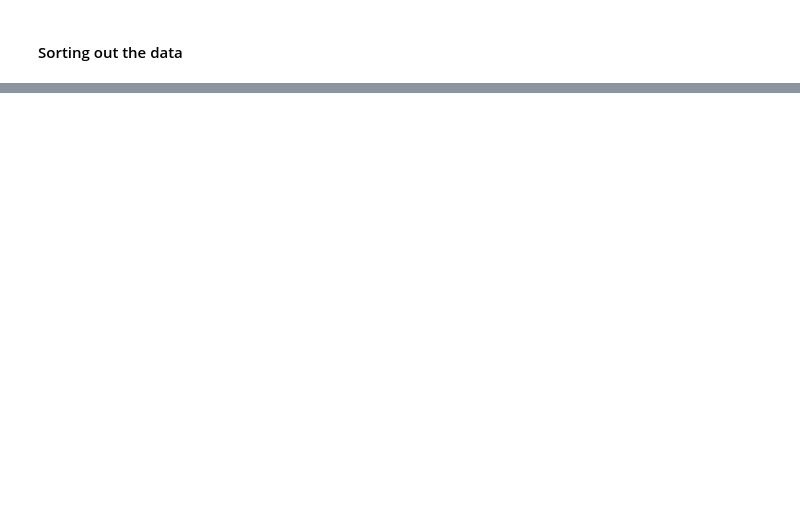
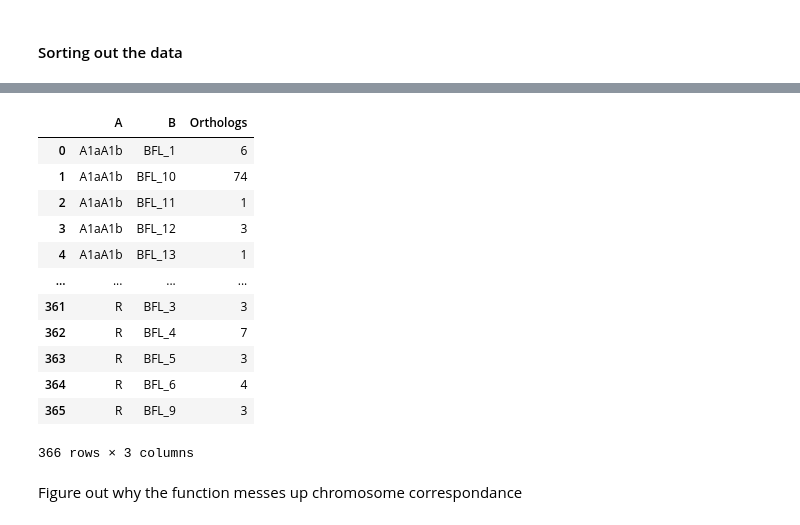
Before and after one commit to rajavat/orthology, a Jupyter notebook: Orthology.ipynb, the cells around one changed output, grey strips where cells are left out. Drawn from its saved outputs; the diff is of its cells as text; code cells hidden in the pictures; blank space fills up the shorter version.

```diff
--- a/Orthology.ipynb
+++ b/Orthology.ipynb
@@ -183,0 +251,56 @@ with pd.option_context('display.max_rows', None, 'display.max_columns', None):
+# %%
+def orthofy(genelistA, genelistB, orthologies):
+
+    """
+    inputs:
+    genelistA: gene list for species A
+    genelistB: gene list for species B
+    orthologies: orthology dataset
+
+    outputs: dataframe with significant ortholog combinations
+             and their location in species A and B and p-Values
+    """
+
+    # Make ortholog dictionaries (ortholog : gene name)
+    orthdictA = dict(zip(orthologies[:, 1], orthologies[:, 0]))
+    orthdictB = dict(zip(orthologies[:, 2], orthologies[:, 0]))
+
+    # Replace genelist values with ortholog dictionary keys
+    genelistA['Name'] = genelistA['Name'].map(lambda x: orthdictA.get(x, x))
+    genelistB['Name'] = genelistB['Name'].map(lambda x: orthdictB.get(x, x))
+
+    # Make orthology location dictionaries (ortholog : chromosome)
+    dictA = dict(zip(genelistA.loc[genelistA['Name'].str.contains('ortholog')].Name,
+                     genelistA.loc[genelistA['Name'].str.contains('ortholog')].Chromosome))
+    dictB = dict(zip(genelistB.loc[genelistB['Name'].str.contains('ortholog')].Name,
+                     genelistB.loc[genelistB['Name'].str.contains('ortholog')].Chromosome))
+
+    # Seperate all orthology entries into new dataframe
+    AB_data = pd.DataFrame({'Orthologs': orthologies[:, 0],
+                            'A' : orthologies[:, 0],
+                            'B' : orthologies[:, 0]})
+
+    # Replace location in A and B with ortholog location dictionary keys
+    AB_data['A'] = AB_data['A'].map(dictA)
+    AB_data['B'] = AB_data['B'].map(dictB)
+
+    # Calculate number of orthologs for each pair of chromosomes
+    AB_data = AB_data.groupby(['A', 'B']).count().reset_index()
+
+    return AB_data
+# %% [output]
+|  | A | B | Orthologs |
+| 0 | A1aA1b | BFL_1 | 6 |
+| 1 | A1aA1b | BFL_10 | 74 |
+| 2 | A1aA1b | BFL_11 | 1 |
+| 3 | A1aA1b | BFL_12 | 3 |
+| 4 | A1aA1b | BFL_13 | 1 |
+| ... | ... | ... | ... |
+| 361 | R | BFL_3 | 3 |
+| 362 | R | BFL_4 | 7 |
+| 363 | R | BFL_5 | 3 |
+| 364 | R | BFL_6 | 4 |
+| 365 | R | BFL_9 | 3 |
+366 rows × 3 columns
+# %% [markdown]
+Figure out why the function messes up chromosome correspondance
```
Also changed, not shown: parts of 14 cells of this notebook, 3 other files.
